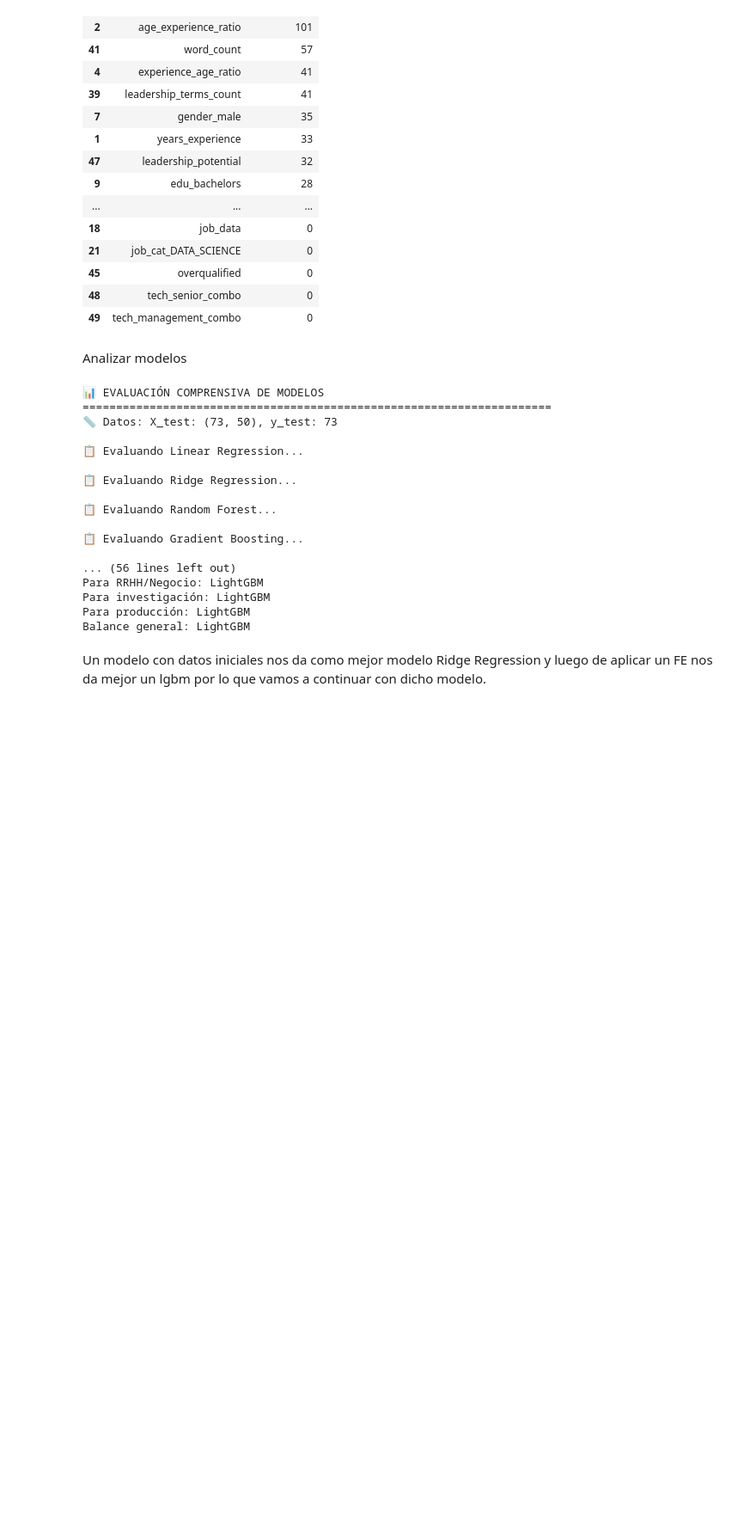
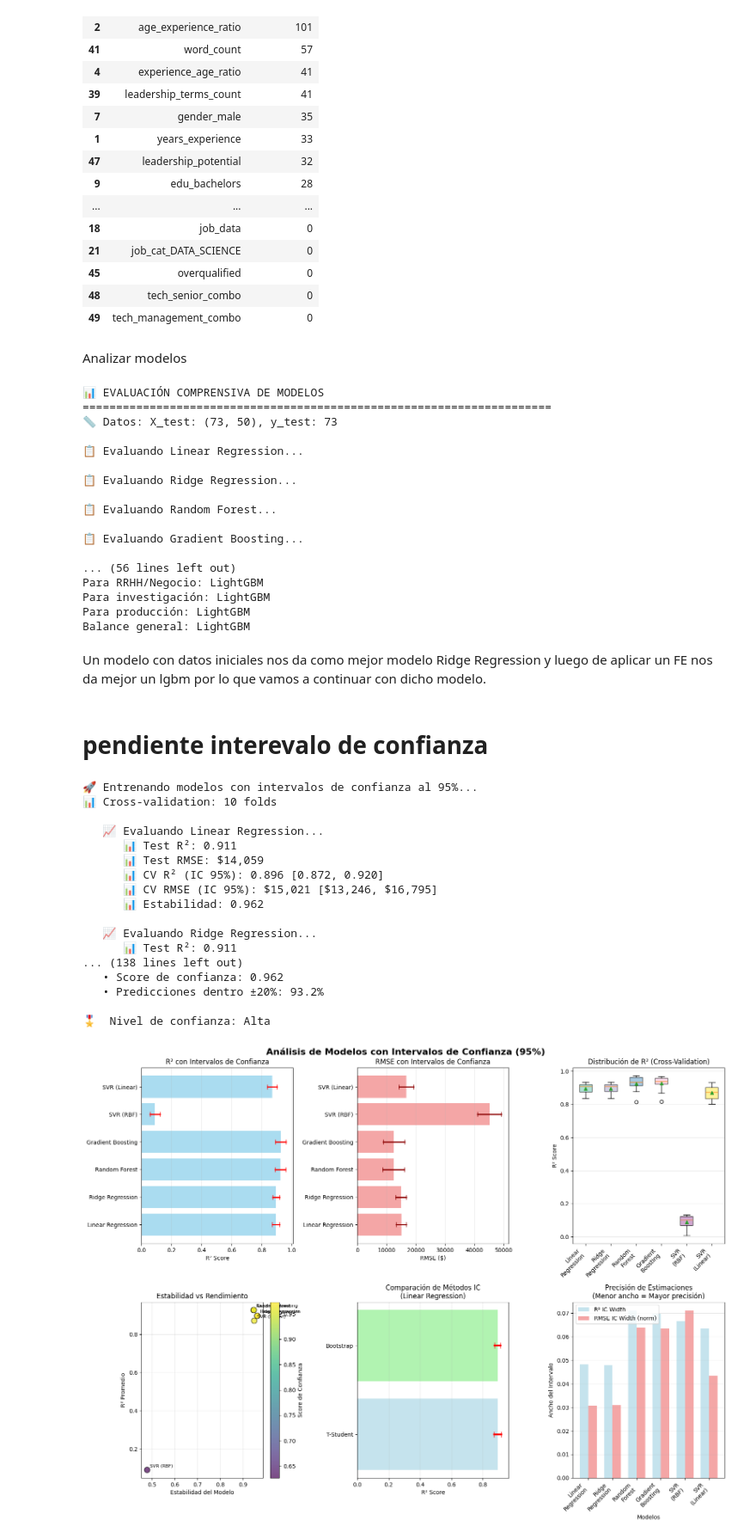
Before and after one commit to AbelFierro/PWC-Challenge, a Jupyter notebook: notebooks/modelos/enfoque_multi_modelos.ipynb, the cells around one changed output. Shown at 86% size. Saved outputs shown, nothing was run; the diff lists cells and outputs as text; code cells hidden in the pictures; blank space fills up the shorter version.

Commit message:
IC-MODELO_ESTRAT

```diff
--- a/notebooks/modelos/enfoque_multi_modelos.ipynb
+++ b/notebooks/modelos/enfoque_multi_modelos.ipynb
@@ -224,3 +224,78 @@ Balance general: LightGBM
 Un modelo con datos iniciales nos da como mejor modelo Ridge Regression y luego de aplicar un FE nos da mejor un lgbm por lo que vamos a continuar con dicho modelo.
 # %%
 ! pip freeze > requirements.txt
+# %% [markdown]
+# pendiente interevalo de confianza
+# %%
+import auxiliaresic as auxic
+
+data = data.dropna()
+data.columns = data.columns.str.replace(' ', '_')
+
+# Actualizar nombres de columnas categóricas después del cambio
+categorical_columns = ['Gender', 'Education_Level', 'Age_group', 'Exp_group']
+for col in categorical_columns:
+    data[col] = data[col].astype('category')
+
+for col in categorical_columns:
+    le = LabelEncoder()
+    data[col + '_encoded'] = le.fit_transform(data[col])
+
+X = data.drop(['id','Salary','Gender','Education_Level','Job_Title','Description','Age_group', 'Exp_group'], axis=1)
+y = data['Salary']
+
+
+
+
+
+
+# ✅ FORMA CORRECTA - Llamar directamente a la función específica
+model_results, best_model = auxic.train_models_with_confidence_intervals(
+    X, y,
+    test_size=0.2,
+    random_state=42,
+    cv_folds=10,
+    confidence_level=0.95
+)
+
+# Análisis estadístico completo
+summary_table = auxic.create_statistical_summary_table(model_results)
+
+# Comparación estadística entre modelos
+comparison_stats = auxic.statistical_model_comparison(model_results, alpha=0.05)
+
+# Recomendación basada en evidencia estadística
+recommendation = auxic.recommend_best_model_statistical(
+    model_results,
+    use_case='business'  # 'precision', 'stability', 'general'
+)
+
+# Visualizaciones con intervalos de confianza
+auxic.create_confidence_interval_visualization(model_results)
+
+# Análisis de características con incertidumbre (versión mejorada)
+feature_importance = auxic.analyze_feature_importance_with_uncertainty(
+    X, X.columns, best_model, model_results, n_bootstrap=100
+)
+
+# Análisis de predicciones (compatible con tu código actual)
+predictions_analysis = auxic.analyze_predictions(model_results)
+# %% [output]
+🚀 Entrenando modelos con intervalos de confianza al 95%...
+📊 Cross-validation: 10 folds
+
+   📈 Evaluando Linear Regression...
+      📊 Test R²: 0.911
+      📊 Test RMSE: $14,059
+      📊 CV R² (IC 95%): 0.896 [0.872, 0.920]
+      📊 CV RMSE (IC 95%): $15,021 [$13,246, $16,795]
+      📊 Estabilidad: 0.962
+
+   📈 Evaluando Ridge Regression...
+      📊 Test R²: 0.911
+... (138 lines left out)
+   • Score de confianza: 0.962
+   • Predicciones dentro ±20%: 93.2%
+
+🎖️  Nivel de confianza: Alta
+[figure, added]
```
Also changed, not shown: parts of 2 cells of this notebook, 23 other files.
